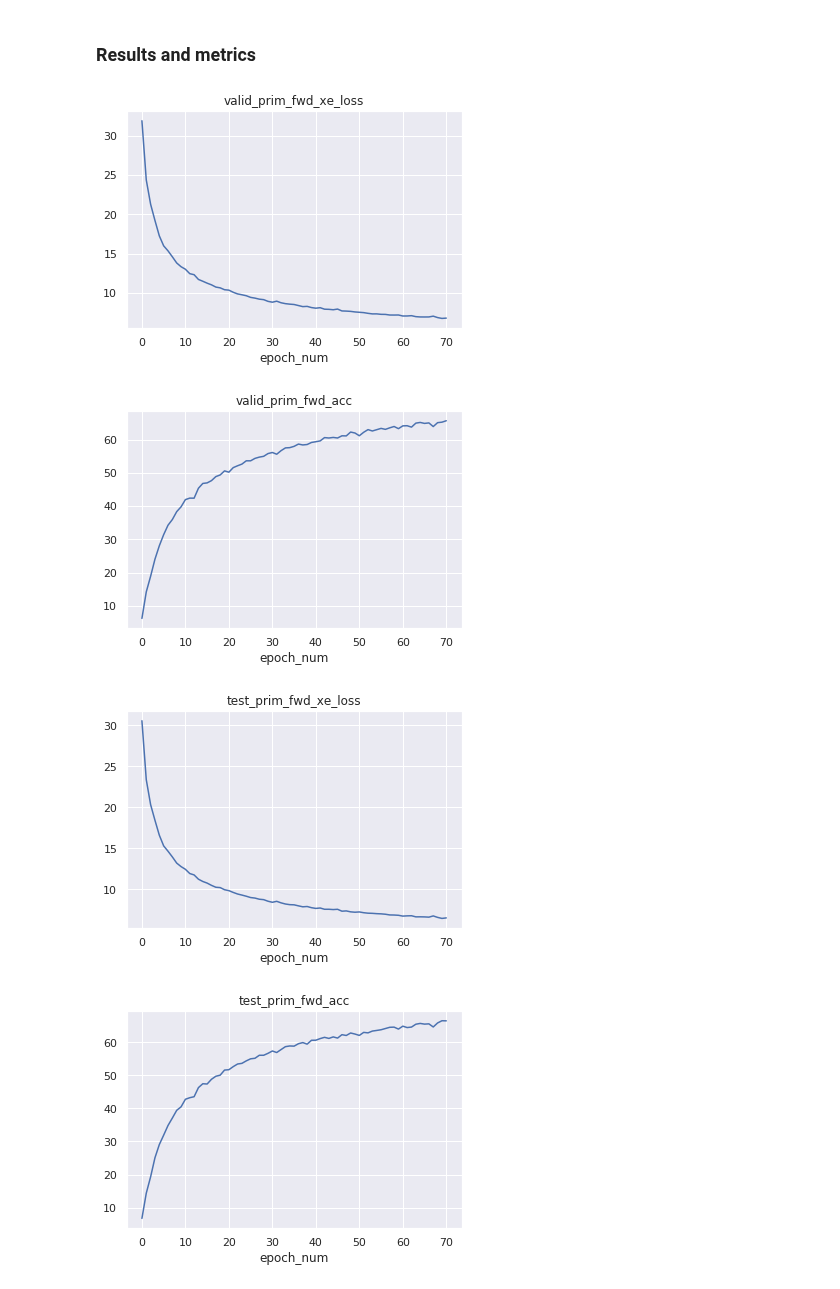
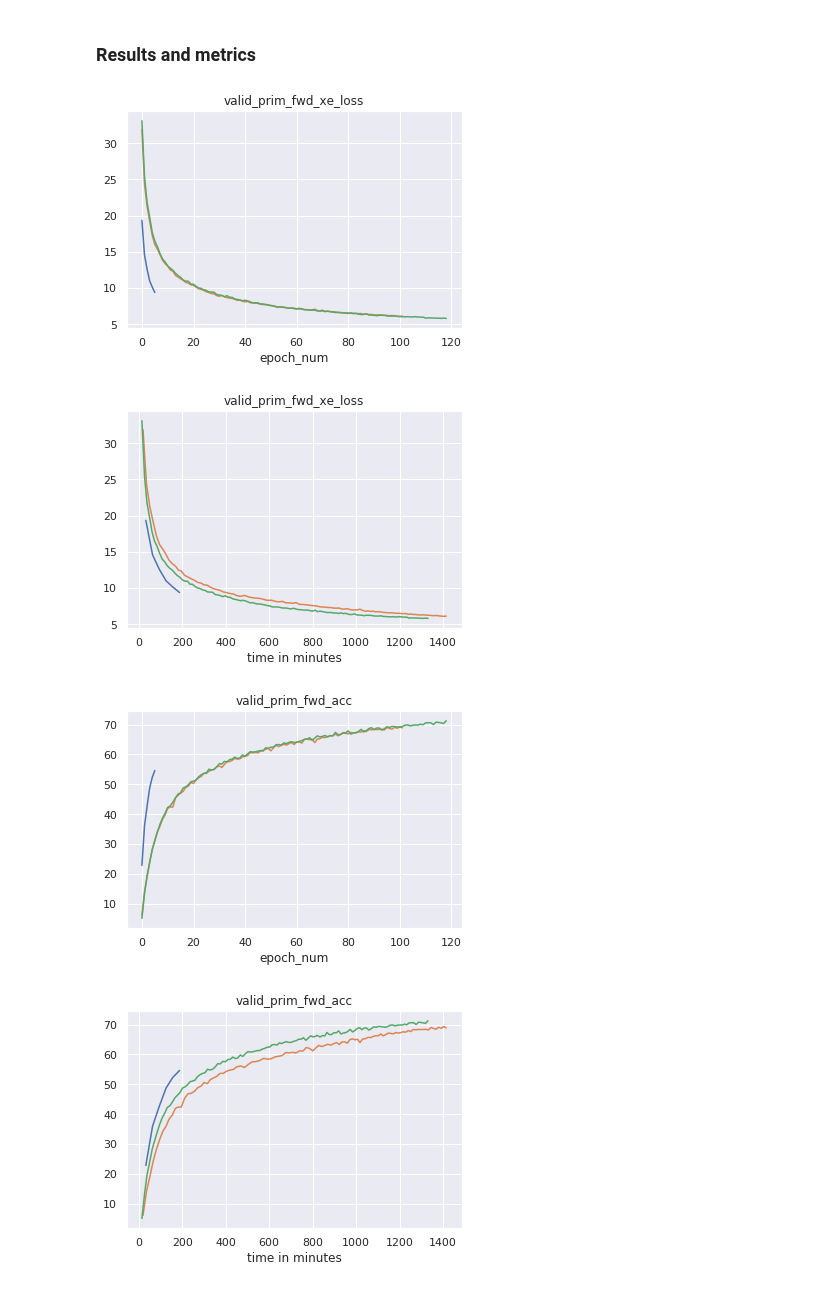
Before and after one commit to Kirili4ik/SymbolicMathematics, a Jupyter notebook: my_metrics.ipynb, the cells around one changed output. Cells and saved outputs as stored; diff of their text form; code cells hidden in the pictures.

```diff
--- a/my_metrics.ipynb
+++ b/my_metrics.ipynb
@@ -40,6 +40,3 @@ SympifyError exception when simplifying sub Y' pow x INT+ 2
 "sub Y' pow x INT+ 2"
 # %% [markdown]
 ### Results and metrics
-# %%
-with open('dumped/first_train/142567/train.log') as file:
-    lines = [line.rstrip('\n') for line in file]
@@ -46 +47,8 @@ with open('dumped/first_train/142567/train.log') as file:
+# %%
+root = 'dumped/first_train/'
+
+runs = []
+for filename in os.listdir(root):
+    run_name = root + filename + '/train.log'
+    runs.append(run_name)
 # %%
@@ -61,16 +77,27 @@ sns.set()
 # %%
 import matplotlib.pyplot as plt
 
 
 needed = ['valid_prim_fwd_acc', 'valid_prim_fwd_xe_loss', 'test_prim_fwd_xe_loss', 'test_prim_fwd_acc']
 for key in whole_dict:
-    if key in needed:
-        plt.plot(whole_dict[key])
-        plt.xlabel('epoch_num')
-        plt.title(key)
-        plt.show()
+    for run in runs_dict.keys():
+        if key in needed and run != '142843':
+            plt.plot(runs_dict[run][key])
+            plt.xlabel('epoch_num')
+            plt.title(key)
+    plt.show()
+
+    for run in runs_dict.keys():
+        if key in needed and run != '142843':
+            plt.plot(
+                runs_dict[run]['time'],
+                runs_dict[run][key]
+            )
+            plt.xlabel('time in minutes')
+            plt.title(key)
+    plt.show()
 # %% [output]
-[figure, old version]
+[figure, new version]
-[figure, old version]
+[figure, new version]
-[figure, old version]
+[figure, new version]
-[figure, old version]
+[figure, new version]
```
Also changed, not shown: parts of 4 cells of this notebook.
